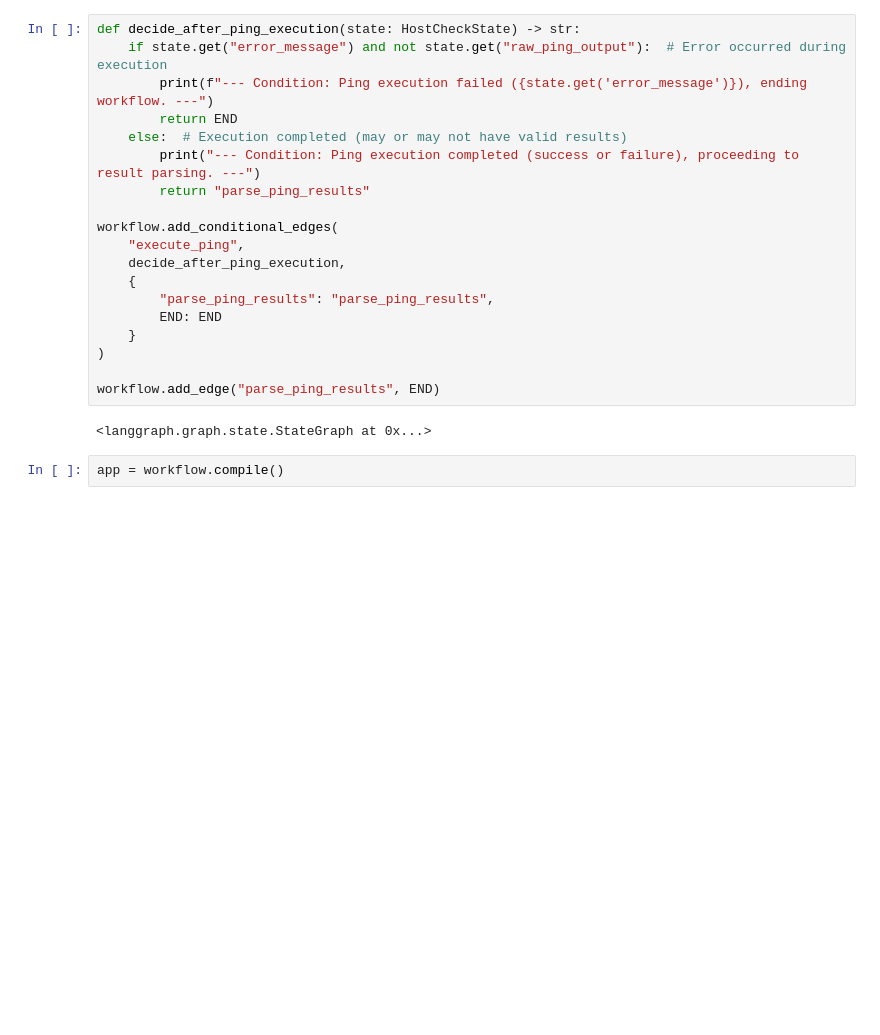
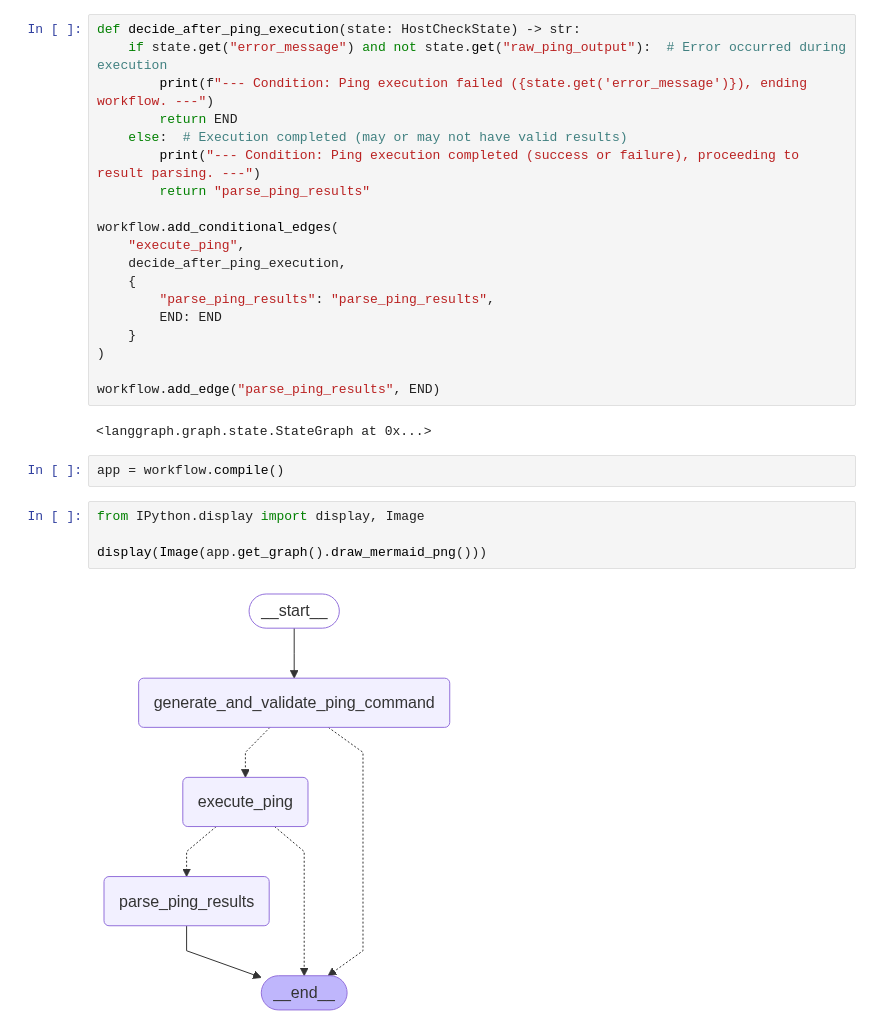
Before and after one commit to nikitamenon1997/agent-webhacking, a Jupyter notebook: examples/langgraph_ping.ipynb, the cells around one changed output. Saved outputs shown, nothing was run; the diff lists cells and outputs as text; blank space fills up the shorter version.

```diff
--- a/examples/langgraph_ping.ipynb
+++ b/examples/langgraph_ping.ipynb
@@ -241,6 +241,12 @@ workflow.add_edge("parse_ping_results", END)
 <langgraph.graph.state.StateGraph at 0x...>
 # %%
 app = workflow.compile()
+# %%
+from IPython.display import display, Image
+
+display(Image(app.get_graph().draw_mermaid_png()))
+# %% [output]
+[figure, added]
 # %%
 # target_ip_to_check = "127.0.0.1"  # Localhost
 target_ip_to_check = "8.8.8.8"  # Google DNS (commonly responds to ping)
```
Also changed, not shown: parts of 1 cell of this notebook.
